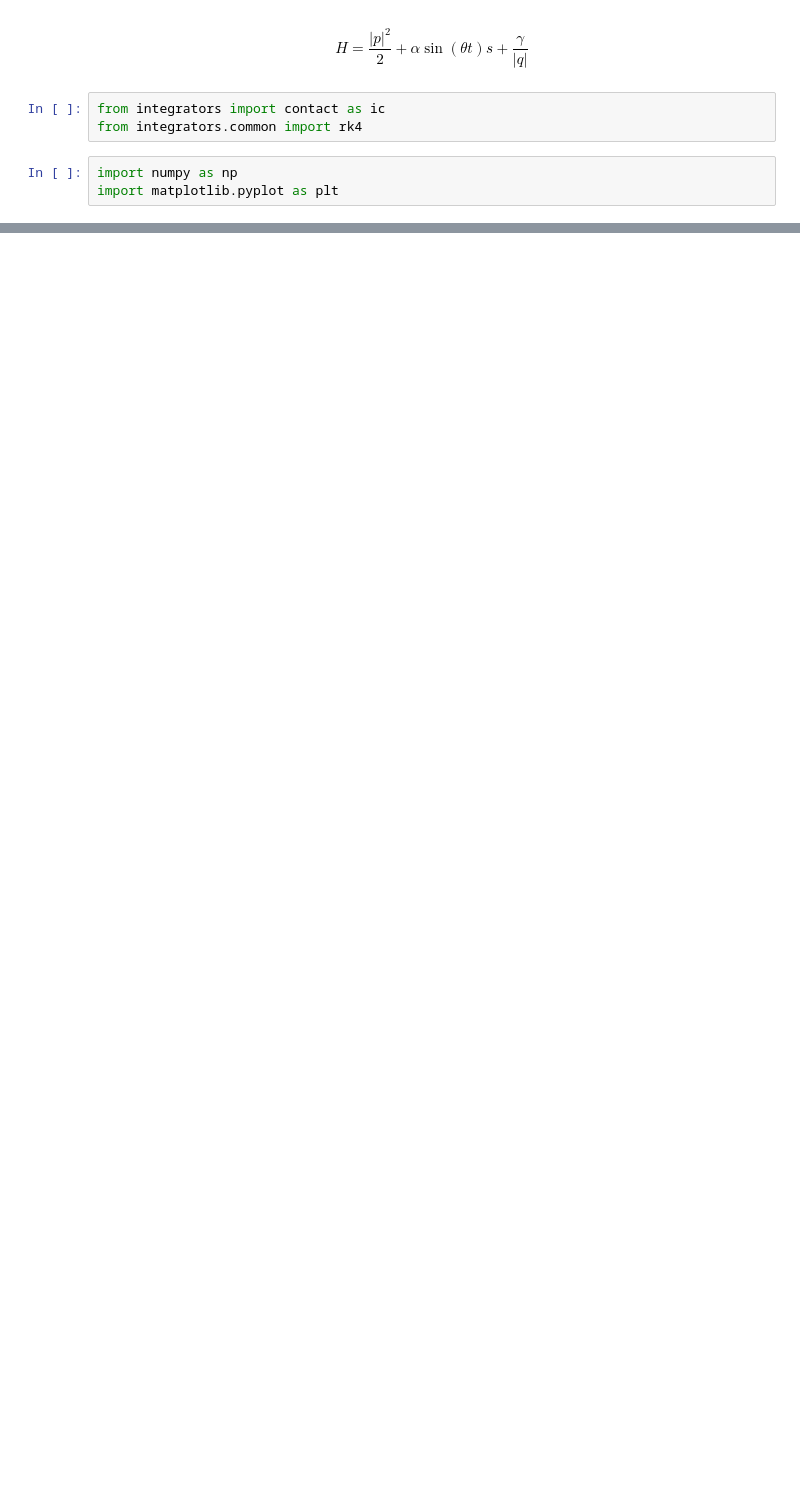
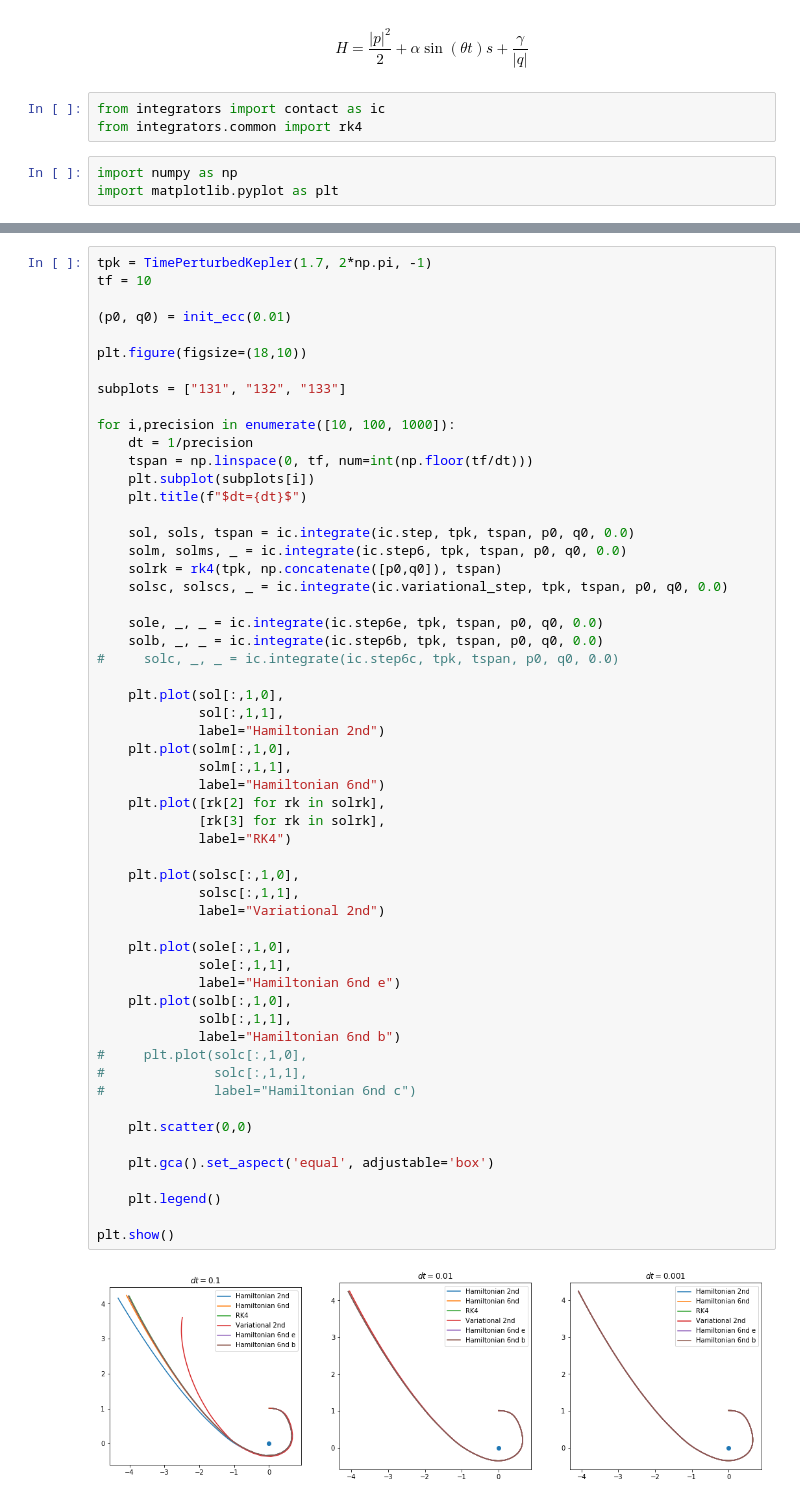
Before and after one commit to mseri/contact-integrators, a Jupyter notebook: The Time-Perturbed Kepler model.ipynb, the cells around one changed output, grey strips where cells are left out. Cells and saved outputs as stored; diff of their text form; blank space fills up the shorter version.

```diff
--- a/The Time-Perturbed Kepler model.ipynb
+++ b/The Time-Perturbed Kepler model.ipynb
@@ -35 +82,59 @@ init = [np.array([1.0 - e, 0.0]), np.array([0.0, np.sqrt((1+e)/(1-e))])]
+# %%
+tpk = TimePerturbedKepler(1.7, 2*np.pi, -1)
+tf = 10
+
+(p0, q0) = init_ecc(0.01)
+
+plt.figure(figsize=(18,10))
+
+subplots = ["131", "132", "133"]
+
+for i,precision in enumerate([10, 100, 1000]):
+    dt = 1/precision
+    tspan = np.linspace(0, tf, num=int(np.floor(tf/dt)))
+    plt.subplot(subplots[i])
+    plt.title(f"$dt={dt}$")
+
+    sol, sols, tspan = ic.integrate(ic.step, tpk, tspan, p0, q0, 0.0)
+    solm, solms, _ = ic.integrate(ic.step6, tpk, tspan, p0, q0, 0.0)
+    solrk = rk4(tpk, np.concatenate([p0,q0]), tspan)
+    solsc, solscs, _ = ic.integrate(ic.variational_step, tpk, tspan, p0, q0, 0.0)
+
+    sole, _, _ = ic.integrate(ic.step6e, tpk, tspan, p0, q0, 0.0)
+    solb, _, _ = ic.integrate(ic.step6b, tpk, tspan, p0, q0, 0.0)
+#     solc, _, _ = ic.integrate(ic.step6c, tpk, tspan, p0, q0, 0.0)
+
+    plt.plot(sol[:,1,0],
+             sol[:,1,1],
+             label="Hamiltonian 2nd")
+    plt.plot(solm[:,1,0],
+             solm[:,1,1],
+             label="Hamiltonian 6nd")
+    plt.plot([rk[2] for rk in solrk],
+             [rk[3] for rk in solrk],
+             label="RK4")
+
+    plt.plot(solsc[:,1,0],
+             solsc[:,1,1],
+             label="Variational 2nd")
+
+    plt.plot(sole[:,1,0],
+             sole[:,1,1],
+             label="Hamiltonian 6nd e")
+    plt.plot(solb[:,1,0],
+             solb[:,1,1],
+             label="Hamiltonian 6nd b")
+#     plt.plot(solc[:,1,0],
+#              solc[:,1,1],
+#              label="Hamiltonian 6nd c")
+
+    plt.scatter(0,0)
+
+    plt.gca().set_aspect('equal', adjustable='box')
+
+    plt.legend()
+
+plt.show()
+# %% [output]
+[figure, added]
 # %%
```
Also changed, not shown: parts of 7 cells of this notebook.
